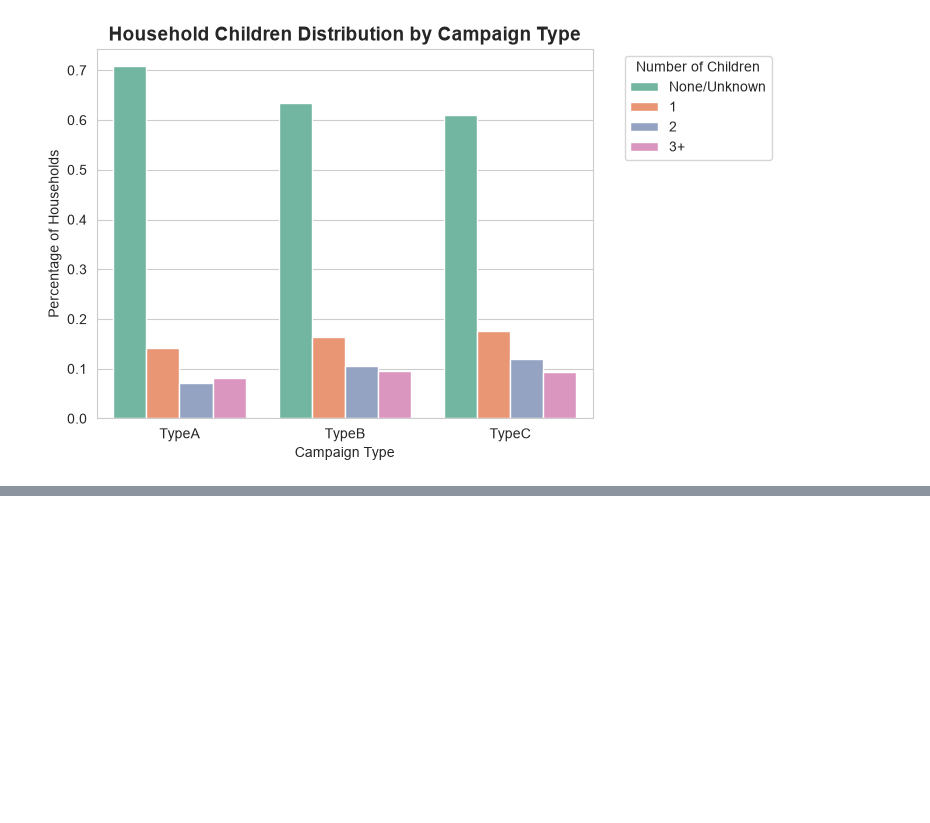
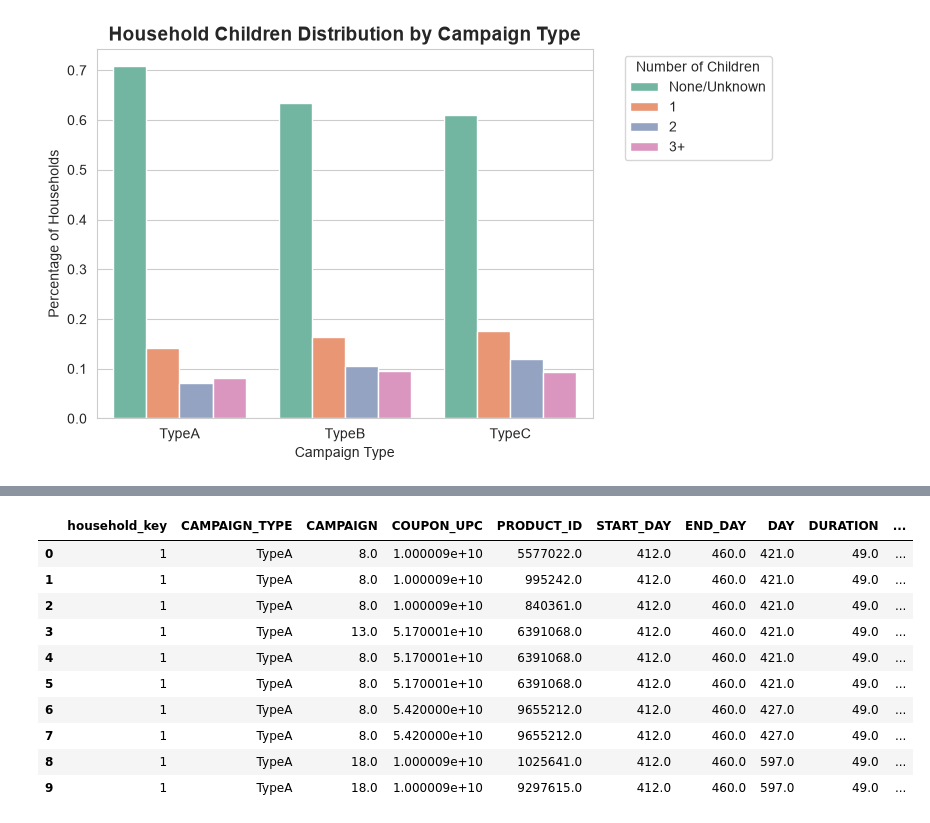
Before and after one commit to andrw0505/dunnhumby_project, a Jupyter notebook: bq1.ipynb, the cells around one changed output, grey strips where cells are left out. Cells and saved outputs as stored; diff of their text form; code cells hidden in the pictures; blank space fills up the shorter version.

```diff
--- a/bq1.ipynb
+++ b/bq1.ipynb
@@ -1148,0 +1163,5 @@ plt.legend(title="Number of Children", bbox_to_anchor=(1.05, 1), loc='upper left
+# %%
+total_merged = hh_demographic_with_campaign.merge(coupon_redemption, on=["household_key"], how="left")
+total_merged = total_merged.merge(coupon_table, on=["COUPON_UPC"], how="left")
+total_merged = total_merged.drop(["CAMPAIGN_y", "CAMPAIGN_x"],axis=1)
+display(total_merged.head(n=5))
@@ -1148,0 +1175,3 @@ plt.legend(title="Number of Children", bbox_to_anchor=(1.05, 1), loc='upper left
+# %%
+total_merged_reordered = total_merged[["household_key", "CAMPAIGN_TYPE", "CAMPAIGN", "COUPON_UPC", "PRODUCT_ID", "START_DAY","END_DAY","DAY","DURATION"]]
+display(total_merged_reordered.head(n=5))
@@ -1148,0 +1185,18 @@ plt.legend(title="Number of Children", bbox_to_anchor=(1.05, 1), loc='upper left
+# %%
+total_merged_reordered = total_merged_reordered.merge(product[["PRODUCT_ID", "DEPARTMENT"]], on=["PRODUCT_ID"], how="left")
+# %%
+spend_lift_df = total_merged_reordered.merge(transaction_data, on=["household_key", "PRODUCT_ID","DAY"], how="inner")
+# %%
+spend_lift_df.head(n=10)
+# %% [output]
+|  | household_key | CAMPAIGN_TYPE | CAMPAIGN | COUPON_UPC | PRODUCT_ID | START_DAY | END_DAY | DAY | DURATION | ... |
+| 0 | 1 | TypeA | 8.0 | 1.000009e+10 | 5577022.0 | 412.0 | 460.0 | 421.0 | 49.0 | ... |
+| 1 | 1 | TypeA | 8.0 | 1.000009e+10 | 995242.0 | 412.0 | 460.0 | 421.0 | 49.0 | ... |
+| 2 | 1 | TypeA | 8.0 | 1.000009e+10 | 840361.0 | 412.0 | 460.0 | 421.0 | 49.0 | ... |
+| 3 | 1 | TypeA | 13.0 | 5.170001e+10 | 6391068.0 | 412.0 | 460.0 | 421.0 | 49.0 | ... |
+| 4 | 1 | TypeA | 8.0 | 5.170001e+10 | 6391068.0 | 412.0 | 460.0 | 421.0 | 49.0 | ... |
+| 5 | 1 | TypeA | 8.0 | 5.170001e+10 | 6391068.0 | 412.0 | 460.0 | 421.0 | 49.0 | ... |
+| 6 | 1 | TypeA | 8.0 | 5.420000e+10 | 9655212.0 | 412.0 | 460.0 | 427.0 | 49.0 | ... |
+| 7 | 1 | TypeA | 8.0 | 5.420000e+10 | 9655212.0 | 412.0 | 460.0 | 427.0 | 49.0 | ... |
+| 8 | 1 | TypeA | 18.0 | 1.000009e+10 | 1025641.0 | 412.0 | 460.0 | 597.0 | 49.0 | ... |
+| 9 | 1 | TypeA | 18.0 | 1.000009e+10 | 9297615.0 | 412.0 | 460.0 | 597.0 | 49.0 | ... |
```
Also changed, not shown: parts of 16 cells of this notebook.
